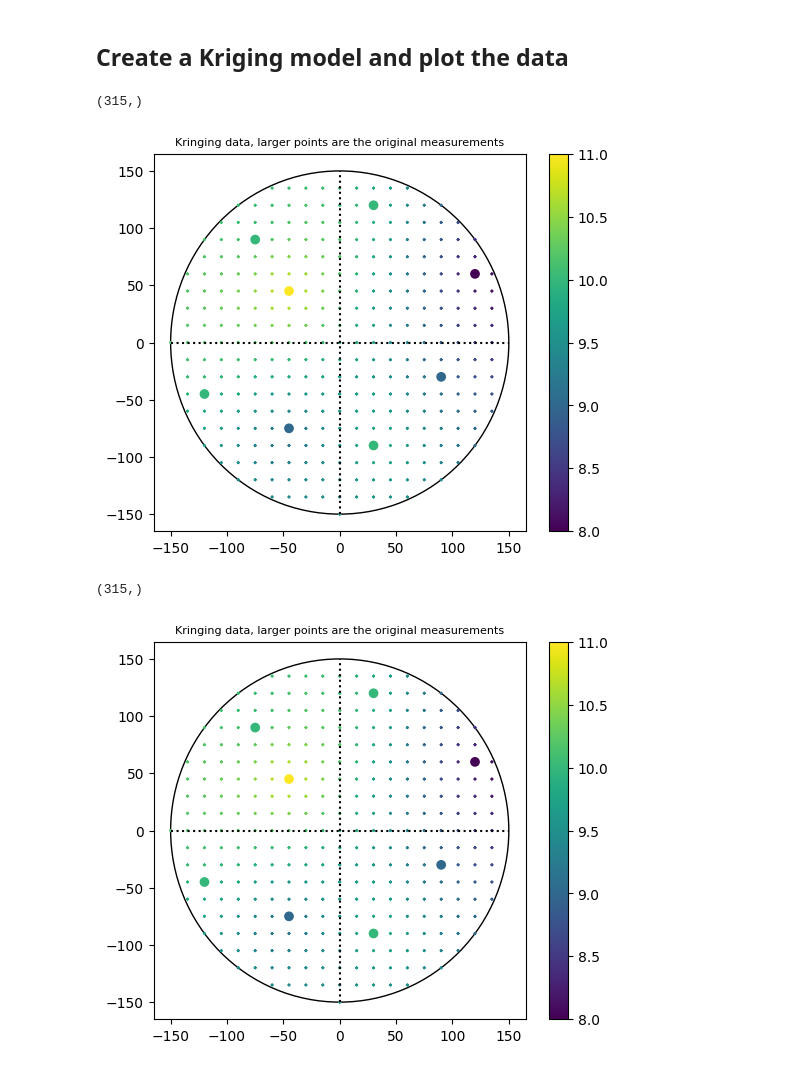
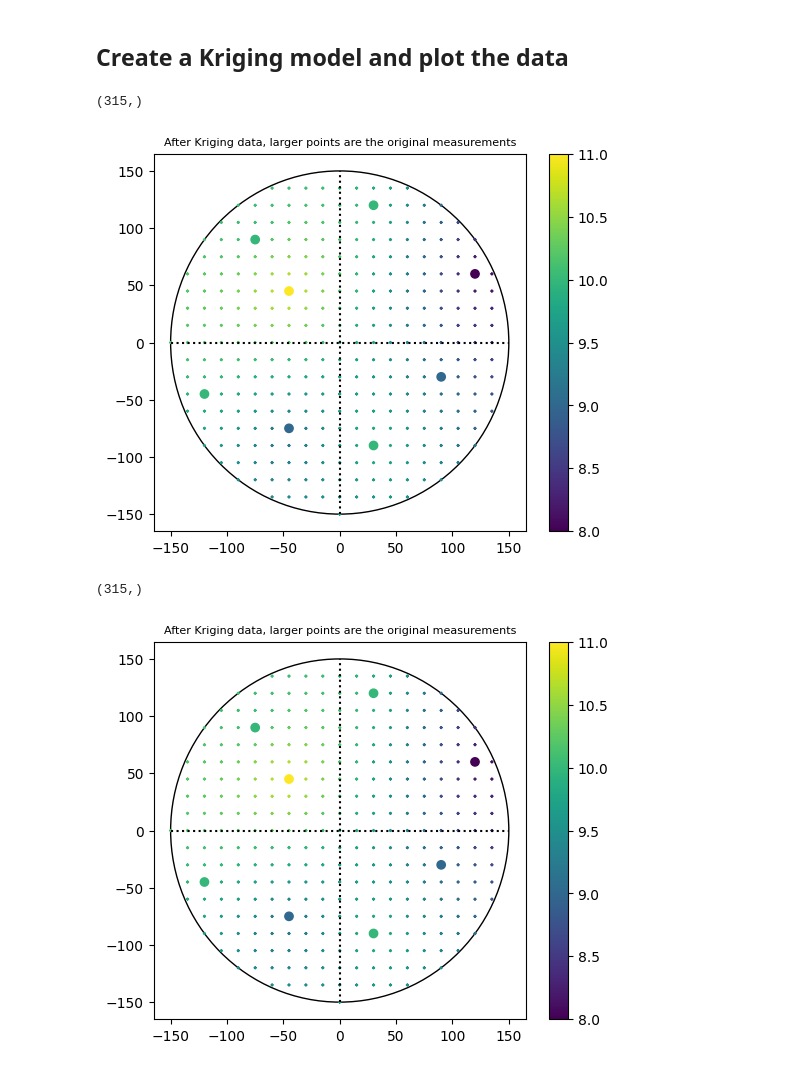
Before and after one commit to lokeshsubramany/Wafermap_Kriging, a Jupyter notebook: Generate_missing_measurements_with_Kriging.ipynb, the cells around one changed output. Saved outputs shown, nothing was run; the diff lists cells and outputs as text; code cells hidden in the pictures.

```diff
--- a/Generate_missing_measurements_with_Kriging.ipynb
+++ b/Generate_missing_measurements_with_Kriging.ipynb
@@ -47,7 +47,7 @@ plt.show()
 # %% [markdown]
 ## Create a Kriging model and plot the data
 # %%
-def generate_and_plot_kringing_model(new_df,model_type='linear'):
+def generate_and_plot_kriging_model(new_df,model_type='linear'):
 
     gridx = new_df['X']
     gridy = new_df['Y']
@@ -90,17 +90,17 @@ def generate_and_plot_kringing_model(new_df,model_type='linear'):
     plt.scatter(x=new_df['X'],y=new_df['Y'],c=new_df['Value'])
     #plt.imshow(z)
 
-    plt.title('Kringing data, larger points are the original measurements',size=8)
+    plt.title('After Kriging data, larger points are the original measurements',size=8)
     plt.colorbar()
     plt.show()
 # %%
-generate_and_plot_kringing_model(new_df,'linear')
+generate_and_plot_kriging_model(new_df,'linear')
 # %% [output]
 (315,)
-[figure, old version]
+[figure, new version]
 # %%
-generate_and_plot_kringing_model(new_df,'gaussian')
+generate_and_plot_kriging_model(new_df,'gaussian')
 # %% [output]
 (315,)
-[figure, old version]
+[figure, new version]
 # %%
```
Also changed, not shown: parts of 2 cells of this notebook.
